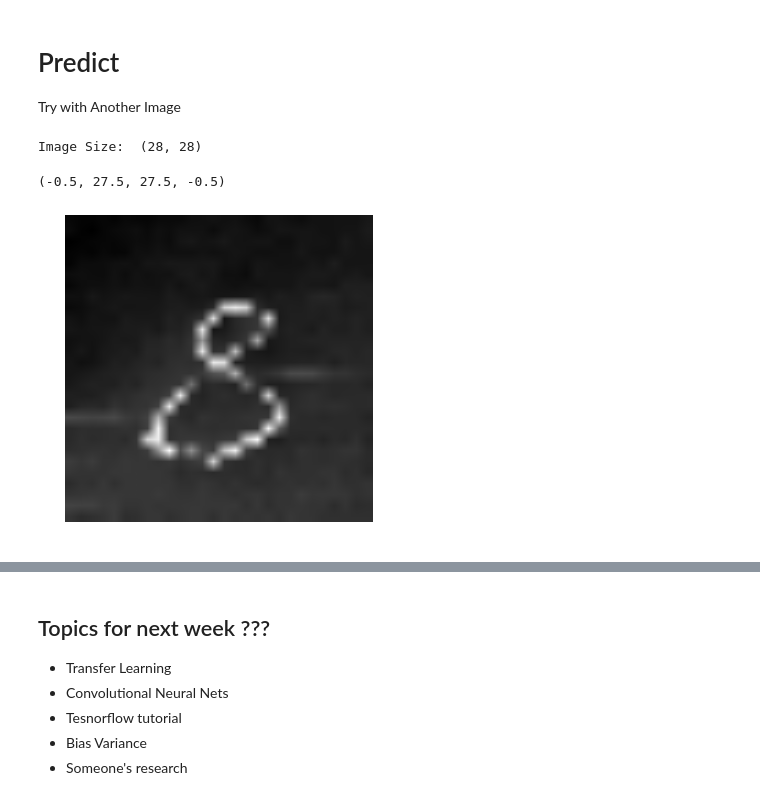
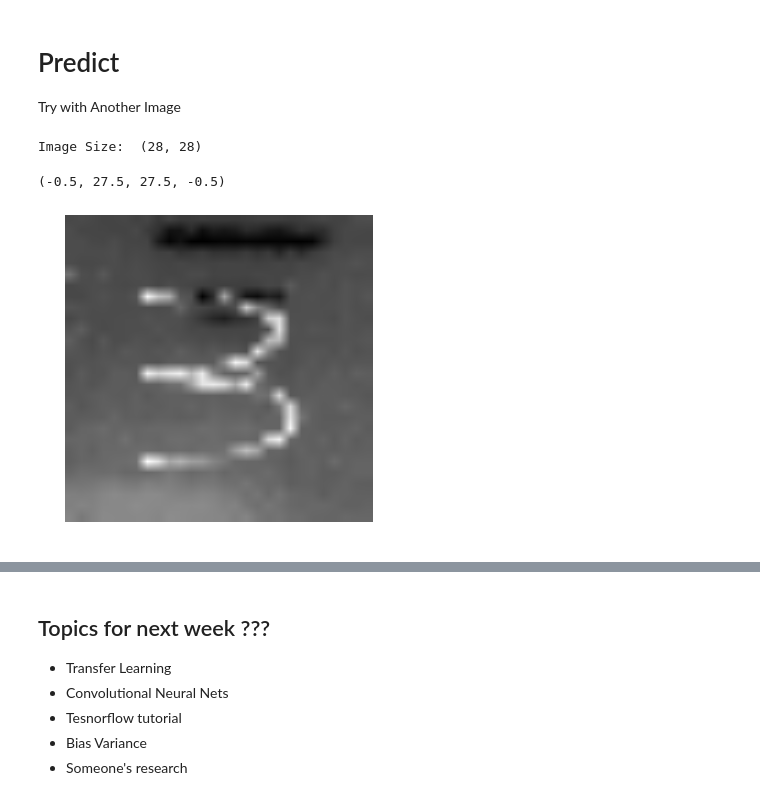
Before and after one commit to AdamRauff/Deep-Learning, a Jupyter notebook: Neural Networks.ipynb, the cells around one changed output, grey strips where cells are left out. Saved outputs shown, nothing was run; the diff lists cells and outputs as text; code cells hidden in the pictures.

```diff
--- a/Neural Networks.ipynb
+++ b/Neural Networks.ipynb
@@ -324,26 +322,26 @@ Try with Another Image
 # %%
 from keras.preprocessing import image
 import PIL.ImageOps
 
-img_path = 'digitpictures/Eight.jpg'
+img_path = 'digitpictures/Three.jpg'
 #Read image + resize
 img = image.load_img(img_path, target_size=(28, 28))
 
 # Convert to graysclae
 img = img.convert('L')
 
 # Take inverse. MNIST recognizes bright foreground with dark background
 inv_img = PIL.ImageOps.invert(img)
 
 print('Image Size: ', img.size)
 #Display image
 plt.imshow(inv_img, 'gray')
 plt.grid('off')
 plt.axis('off')
 # %% [output]
 Image Size:  (28, 28)
 (-0.5, 27.5, 27.5, -0.5)
-[figure, old version]
+[figure, new version]
 # %%
 from keras.applications.imagenet_utils import preprocess_input
 
```
Also changed, not shown: parts of 6 cells of this notebook.
